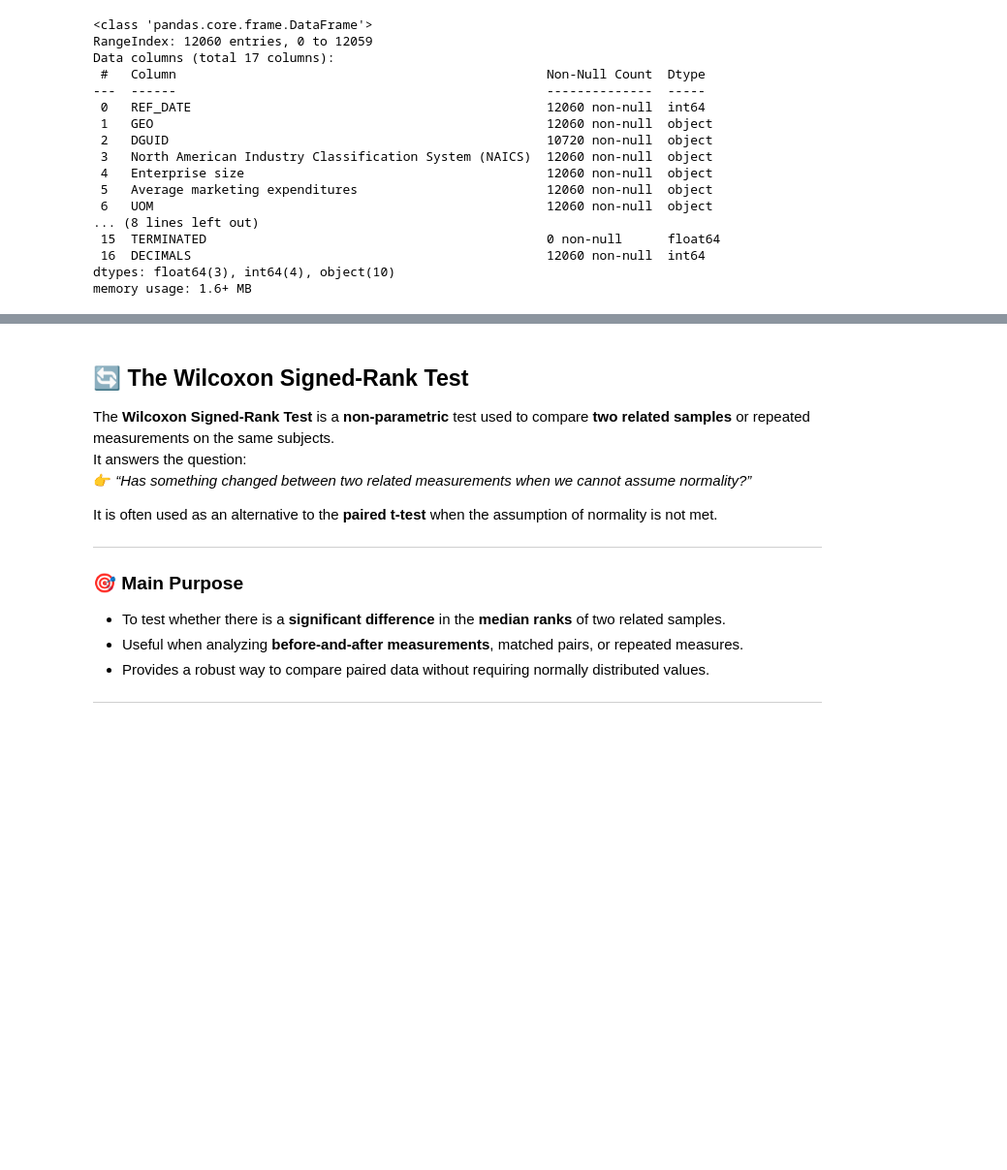
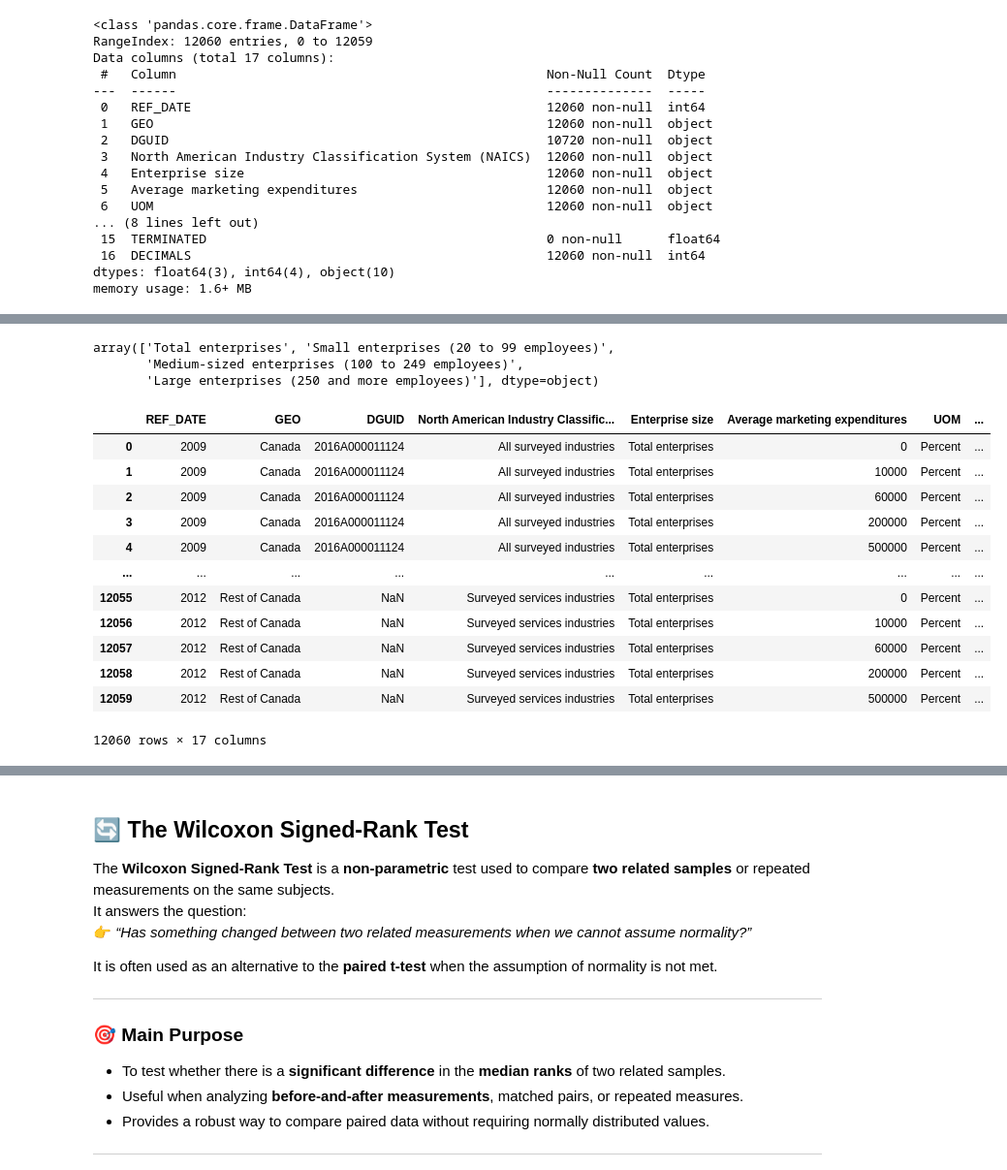
Before and after one commit to Lesley-w19/IntroToInference_Workshop, a Jupyter notebook: IntroToInference_Workshop.ipynb, the cells around one changed output, grey strips where cells are left out. Shown: that part at 97% size. Drawn from its saved outputs; the diff is of its cells as text; code cells hidden in the pictures; blank space fills up the shorter version.

```diff
--- a/IntroToInference_Workshop.ipynb
+++ b/IntroToInference_Workshop.ipynb
@@ -2099,0 +2220,32 @@ memory usage: 1.6+ MB
+# %%
+market_df["Enterprise size"].unique()
+# %% [output]
+array(['Total enterprises', 'Small enterprises (20 to 99 employees)',
+       'Medium-sized enterprises (100 to 249 employees)',
+       'Large enterprises (250 and more employees)'], dtype=object)
+# %%
+# rename rows of the Enterprise sizecolumn
+rename_rows = {
+    'Small enterprises (20 to 99 employees)': 'Small enterprises',
+       'Medium-sized enterprises (100 to 249 employees)': 'Medium enterprise',
+       'Large enterprises (250 and more employees)': 'Large enterprises'
+}
+
+
+market_df['Enterprise size'] = market_df['Enterprise size'].replace(rename_rows)
+
+market_df
+# %% [output]
+|  | REF_DATE | GEO | DGUID | North American Industry Classific... | Enterprise size | Average marketing expenditures | UOM | ... |
+| 0 | 2009 | Canada | 2016A000011124 | All surveyed industries | Total enterprises | 0 | Percent | ... |
+| 1 | 2009 | Canada | 2016A000011124 | All surveyed industries | Total enterprises | 10000 | Percent | ... |
+| 2 | 2009 | Canada | 2016A000011124 | All surveyed industries | Total enterprises | 60000 | Percent | ... |
+| 3 | 2009 | Canada | 2016A000011124 | All surveyed industries | Total enterprises | 200000 | Percent | ... |
+| 4 | 2009 | Canada | 2016A000011124 | All surveyed industries | Total enterprises | 500000 | Percent | ... |
+| ... | ... | ... | ... | ... | ... | ... | ... | ... |
+| 12055 | 2012 | Rest of Canada | NaN | Surveyed services industries | Total enterprises | 0 | Percent | ... |
+| 12056 | 2012 | Rest of Canada | NaN | Surveyed services industries | Total enterprises | 10000 | Percent | ... |
+| 12057 | 2012 | Rest of Canada | NaN | Surveyed services industries | Total enterprises | 60000 | Percent | ... |
+| 12058 | 2012 | Rest of Canada | NaN | Surveyed services industries | Total enterprises | 200000 | Percent | ... |
+| 12059 | 2012 | Rest of Canada | NaN | Surveyed services industries | Total enterprises | 500000 | Percent | ... |
+12060 rows × 17 columns
```
Also changed, not shown: parts of 20 cells of this notebook, 3 other files.
